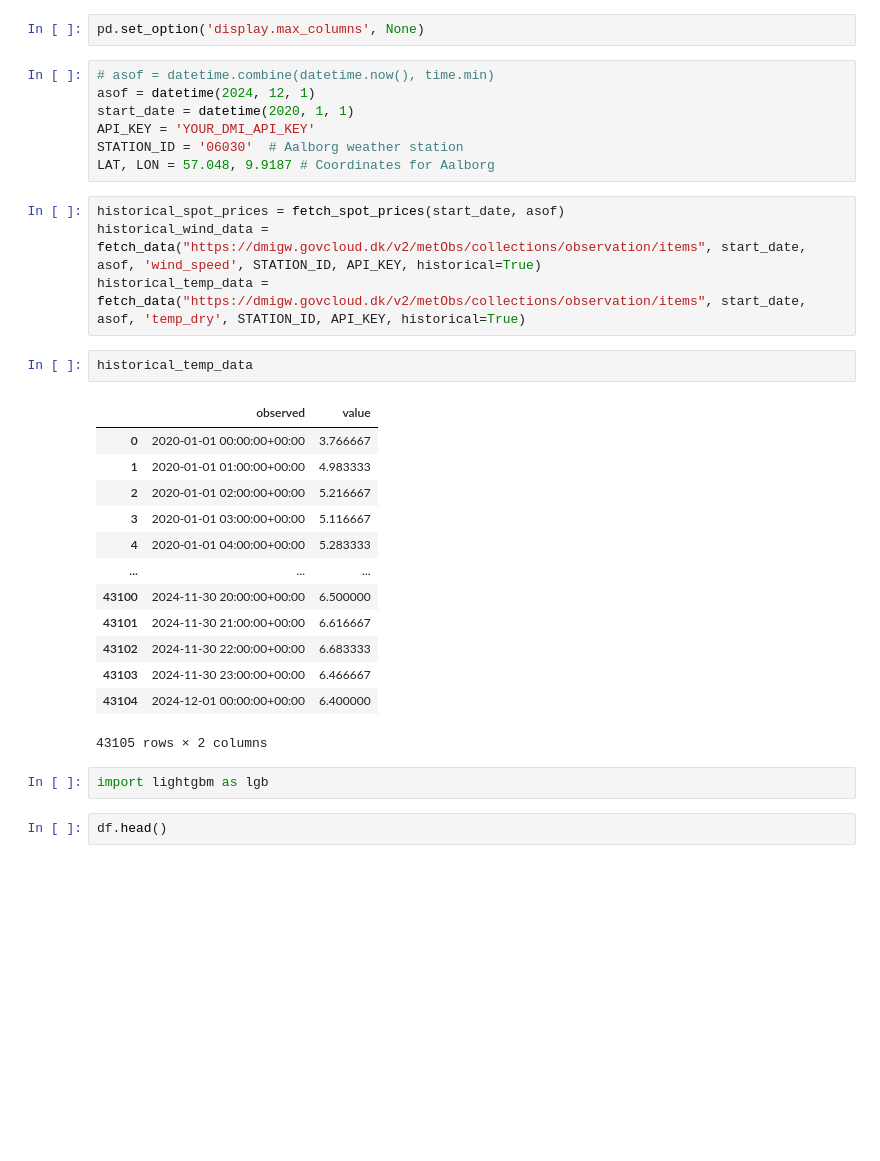
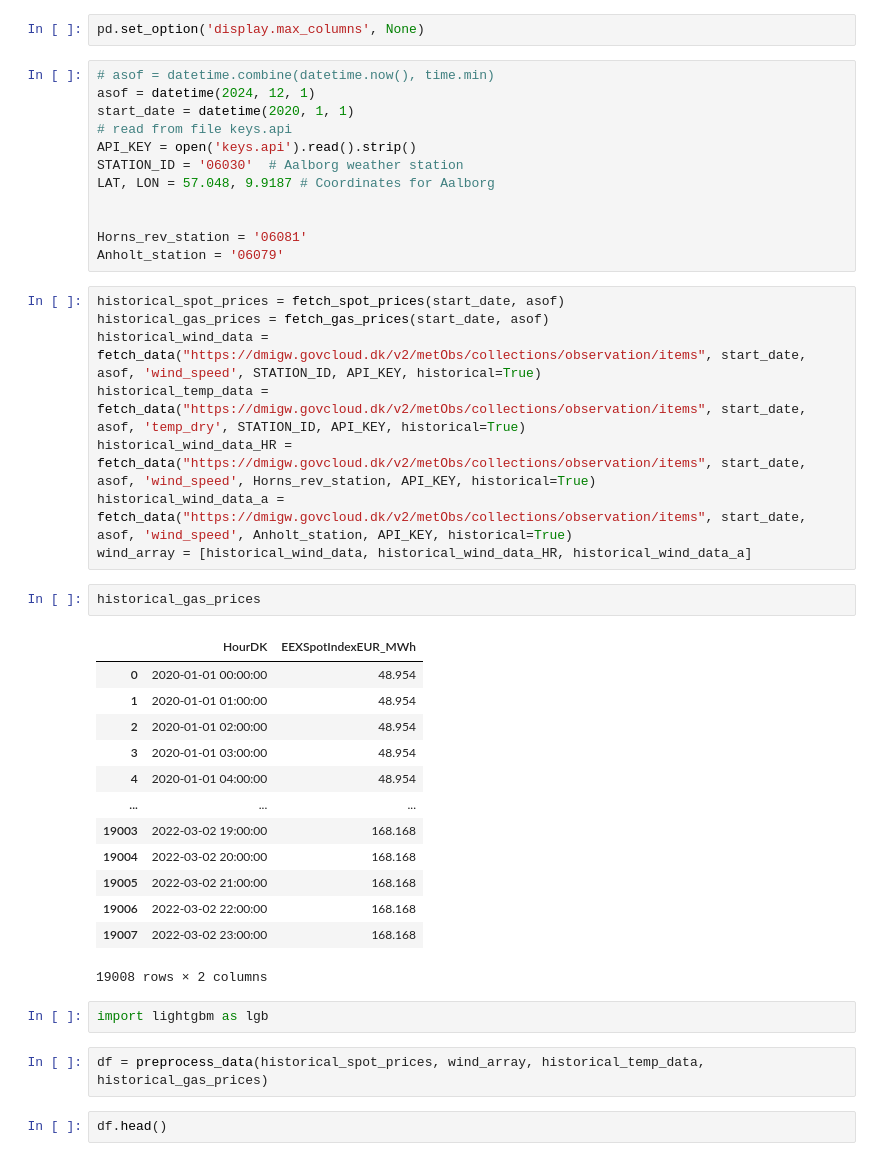
Before and after one commit to jokerofun/psa_tool, a Jupyter notebook: notebook.ipynb, the cells around one changed output. Cells and saved outputs as stored; diff of their text form; blank space fills up the shorter version.

```diff
--- a/notebook.ipynb
+++ b/notebook.ipynb
@@ -12,31 +26,42 @@ pd.set_option('display.max_columns', None)
 # asof = datetime.combine(datetime.now(), time.min)
 asof = datetime(2024, 12, 1)
 start_date = datetime(2020, 1, 1)
-API_KEY = 'YOUR_DMI_API_KEY'
+# read from file keys.api
+API_KEY = open('keys.api').read().strip()
 STATION_ID = '06030'  # Aalborg weather station
 LAT, LON = 57.048, 9.9187 # Coordinates for Aalborg
+
+
+Horns_rev_station = '06081'
+Anholt_station = '06079'
 # %%
 historical_spot_prices = fetch_spot_prices(start_date, asof)
+historical_gas_prices = fetch_gas_prices(start_date, asof)
 historical_wind_data = fetch_data("https://dmigw.govcloud.dk/v2/metObs/collections/observation/items", start_date, asof, 'wind_speed', STATION_ID, API_KEY, historical=True)
 historical_temp_data = fetch_data("https://dmigw.govcloud.dk/v2/metObs/collections/observation/items", start_date, asof, 'temp_dry', STATION_ID, API_KEY, historical=True)
+historical_wind_data_HR = fetch_data("https://dmigw.govcloud.dk/v2/metObs/collections/observation/items", start_date, asof, 'wind_speed', Horns_rev_station, API_KEY, historical=True)
+historical_wind_data_a = fetch_data("https://dmigw.govcloud.dk/v2/metObs/collections/observation/items", start_date, asof, 'wind_speed', Anholt_station, API_KEY, historical=True)
+wind_array = [historical_wind_data, historical_wind_data_HR, historical_wind_data_a]
-# %%
-historical_temp_data
-# %% [output]
-|  | observed | value |
-| 0 | 2020-01-01 00:00:00+00:00 | 3.766667 |
-| 1 | 2020-01-01 01:00:00+00:00 | 4.983333 |
-| 2 | 2020-01-01 02:00:00+00:00 | 5.216667 |
-| 3 | 2020-01-01 03:00:00+00:00 | 5.116667 |
-| 4 | 2020-01-01 04:00:00+00:00 | 5.283333 |
-| ... | ... | ... |
-| 43100 | 2024-11-30 20:00:00+00:00 | 6.500000 |
-| 43101 | 2024-11-30 21:00:00+00:00 | 6.616667 |
-| 43102 | 2024-11-30 22:00:00+00:00 | 6.683333 |
-| 43103 | 2024-11-30 23:00:00+00:00 | 6.466667 |
-| 43104 | 2024-12-01 00:00:00+00:00 | 6.400000 |
-43105 rows × 2 columns
+# %%
+historical_gas_prices
+# %% [output]
+|  | HourDK | EEXSpotIndexEUR_MWh |
+| 0 | 2020-01-01 00:00:00 | 48.954 |
+| 1 | 2020-01-01 01:00:00 | 48.954 |
+| 2 | 2020-01-01 02:00:00 | 48.954 |
+| 3 | 2020-01-01 03:00:00 | 48.954 |
+| 4 | 2020-01-01 04:00:00 | 48.954 |
+| ... | ... | ... |
+| 19003 | 2022-03-02 19:00:00 | 168.168 |
+| 19004 | 2022-03-02 20:00:00 | 168.168 |
+| 19005 | 2022-03-02 21:00:00 | 168.168 |
+| 19006 | 2022-03-02 22:00:00 | 168.168 |
+| 19007 | 2022-03-02 23:00:00 | 168.168 |
+19008 rows × 2 columns
 # %%
 import lightgbm as lgb
+# %%
+df = preprocess_data(historical_spot_prices, wind_array, historical_temp_data, historical_gas_prices)
 # %%
 df.head()
 # %% [output]
```
Also changed, not shown: parts of 11 cells of this notebook, 11 other files.
